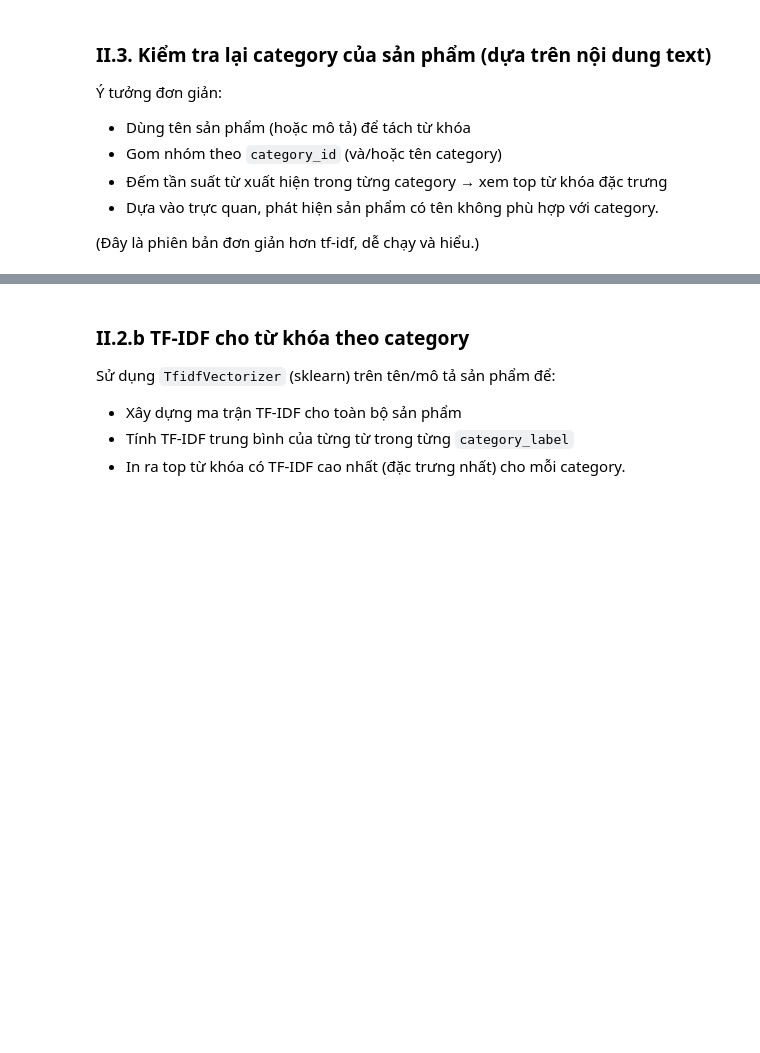
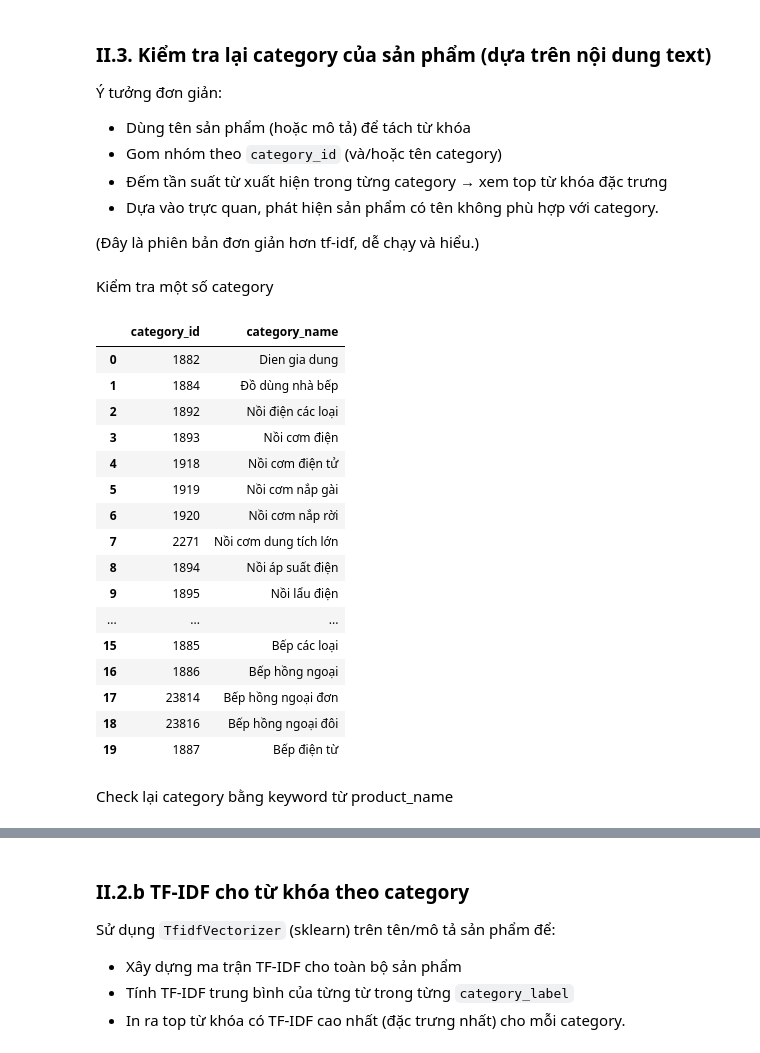
Before and after one commit to phuongth05/DV_LAB01, a Jupyter notebook: notebooks/01_preprocessing.ipynb, the cells around one changed output, grey strips where cells are left out. Drawn from its saved outputs; the diff is of its cells as text; code cells hidden in the pictures; blank space fills up the shorter version.

```diff
--- a/notebooks/01_preprocessing.ipynb
+++ b/notebooks/01_preprocessing.ipynb
@@ -129,0 +167,3 @@ Nhận xét ngắn:
+# %%
+# xóa category_id = 3863
+df_category = df_category[df_category["category_id"] != 3863].copy()
@@ -155,0 +353,9 @@ memory usage: 6.0+ MB
+# %%
+#xóa các dòng trùng lặp
+df_category = df_category.drop_duplicates(subset=["category_name"], keep="first").reset_index(drop=True)
+
+#kiểm tra lại
+if df_category.duplicated(subset=["category_name"], keep=False).any():
+    print("There are duplicate rows in the 'category_name' column.")
+else:
+    print("No duplicate rows found in the 'category_name' column.")
@@ -283,4 +463,28 @@ Số product_id thuộc nhiều hơn 1 category: 0
 - Dựa vào trực quan, phát hiện sản phẩm có tên không phù hợp với category.
 
 (Đây là phiên bản đơn giản hơn tf-idf, dễ chạy và hiểu.)
+# %% [markdown]
+Kiểm tra một số category
+# %%
+df_category[["category_id", "category_name"]].head(20)
+# %% [output]
+|  | category_id | category_name |
+| 0 | 1882 | Dien gia dung |
+| 1 | 1884 | Đồ dùng nhà bếp |
+| 2 | 1892 | Nồi điện các loại |
+| 3 | 1893 | Nồi cơm điện |
+| 4 | 1918 | Nồi cơm điện tử |
+| 5 | 1919 | Nồi cơm nắp gài |
+| 6 | 1920 | Nồi cơm nắp rời |
+| 7 | 2271 | Nồi cơm dung tích lớn |
+| 8 | 1894 | Nồi áp suất điện |
+| 9 | 1895 | Nồi lẩu điện |
+| ... | ... | ... |
+| 15 | 1885 | Bếp các loại |
+| 16 | 1886 | Bếp hồng ngoại |
+| 17 | 23814 | Bếp hồng ngoại đơn |
+| 18 | 23816 | Bếp hồng ngoại đôi |
+| 19 | 1887 | Bếp điện từ |
+# %% [markdown]
+ Check lại category bằng keyword từ product_name
 # %%
```
Also changed, not shown: parts of 54 cells of this notebook, 1 other file.
